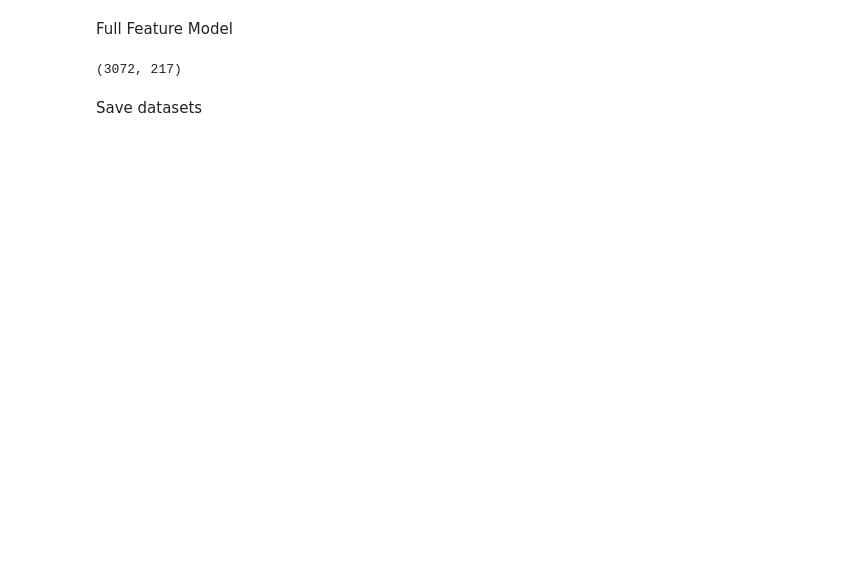
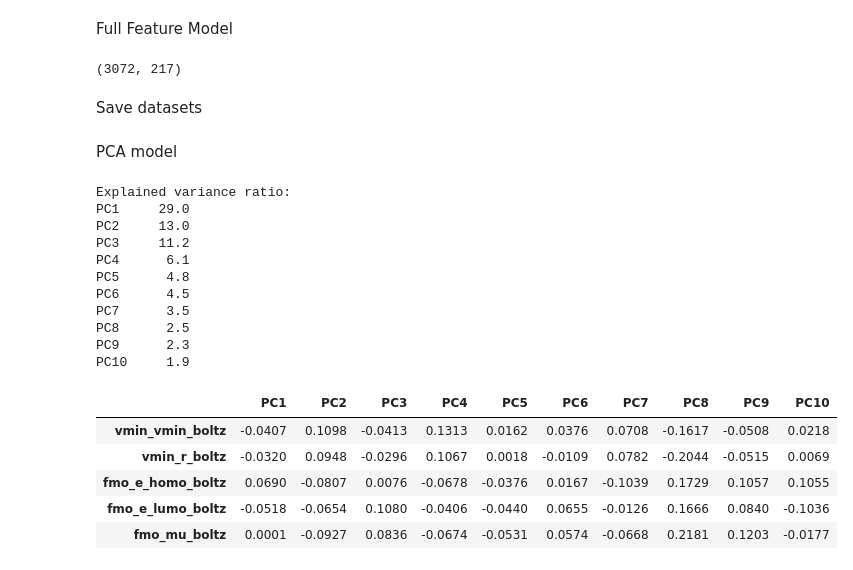
Before and after one commit to koandgo/BO-basics, a Jupyter notebook: data_workup_notebook.ipynb, the cells around one changed output. Cells and saved outputs as stored; diff of their text form; code cells hidden in the pictures; blank space fills up the shorter version.

Commit message:
updated models

```diff
--- a/data_workup_notebook.ipynb
+++ b/data_workup_notebook.ipynb
@@ -522,3 +540,5 @@ model_df_full.to_csv(
     DATA_DIR / "perera_pfizer_group1_kraken_full.csv",
     index=False
 )
+# %% [markdown]
+PCA model
@@ -524,0 +563,54 @@ model_df_full.to_csv(
+# %%
+# ---- Fit PCA on the full kraken descriptor table and expose the loadings ----
+# kraken_features_only.csv = one row per ligand ("id") + the 190 physical-organic descriptors.
+# Per the SI, descriptors are standard-scaled BEFORE PCA.
+
+df_desc = pd.read_csv(DATA_DIR / "kraken_features_only.csv")
+
+# Descriptor columns = everything except the ligand identifier
+DESC_ID_COL = "id"
+desc_cols = [c for c in df_desc.columns if c != DESC_ID_COL]
+
+# Drop any descriptor that is entirely NaN, then fill remaining gaps with column means
+X_desc = df_desc[desc_cols].apply(pd.to_numeric, errors="coerce")
+X_desc = X_desc.dropna(axis=1, how="all")
+desc_cols = X_desc.columns.tolist()
+X_desc = X_desc.fillna(X_desc.mean())
+
+N_COMPONENTS = 10  # keep the first 10 PCs (paper reports variance for PC1..PC10)
+
+pca_pipe = Pipeline([
+    ("scale", StandardScaler()),
+    ("pca", PCA(n_components=N_COMPONENTS, random_state=42)),
+])
+scores = pca_pipe.fit_transform(X_desc)                 # per-ligand PC scores
+pca = pca_pipe.named_steps["pca"]
+
+pc_names = [f"PC{i+1}" for i in range(N_COMPONENTS)]
+
+# Loadings: rows = original descriptors, cols = PCs. (components_ is [n_pc, n_features])
+loadings = pd.DataFrame(pca.components_.T, index=desc_cols, columns=pc_names)
+
+# Explained variance (sanity check against Table S7: ~28.0, 12.9, 11.2, 6.6 ...)
+explained = pd.Series(pca.explained_variance_ratio_, index=pc_names, name="explained_var_ratio")
+print("Explained variance ratio:")
+print((explained * 100).round(1).to_string())
+loadings.head()
+# %% [output]
+Explained variance ratio:
+PC1     29.0
+PC2     13.0
+PC3     11.2
+PC4      6.1
+PC5      4.8
+PC6      4.5
+PC7      3.5
+PC8      2.5
+PC9      2.3
+PC10     1.9
+|  | PC1 | PC2 | PC3 | PC4 | PC5 | PC6 | PC7 | PC8 | PC9 | PC10 |
+| vmin_vmin_boltz | -0.0407 | 0.1098 | -0.0413 | 0.1313 | 0.0162 | 0.0376 | 0.0708 | -0.1617 | -0.0508 | 0.0218 |
+| vmin_r_boltz | -0.0320 | 0.0948 | -0.0296 | 0.1067 | 0.0018 | -0.0109 | 0.0782 | -0.2044 | -0.0515 | 0.0069 |
+| fmo_e_homo_boltz | 0.0690 | -0.0807 | 0.0076 | -0.0678 | -0.0376 | 0.0167 | -0.1039 | 0.1729 | 0.1057 | 0.1055 |
+| fmo_e_lumo_boltz | -0.0518 | -0.0654 | 0.1080 | -0.0406 | -0.0440 | 0.0655 | -0.0126 | 0.1666 | 0.0840 | -0.1036 |
+| fmo_mu_boltz | 0.0001 | -0.0927 | 0.0836 | -0.0674 | -0.0531 | 0.0574 | -0.0668 | 0.2181 | 0.1203 | -0.0177 |
```
Also changed, not shown: parts of 8 cells of this notebook, 1 other file.
